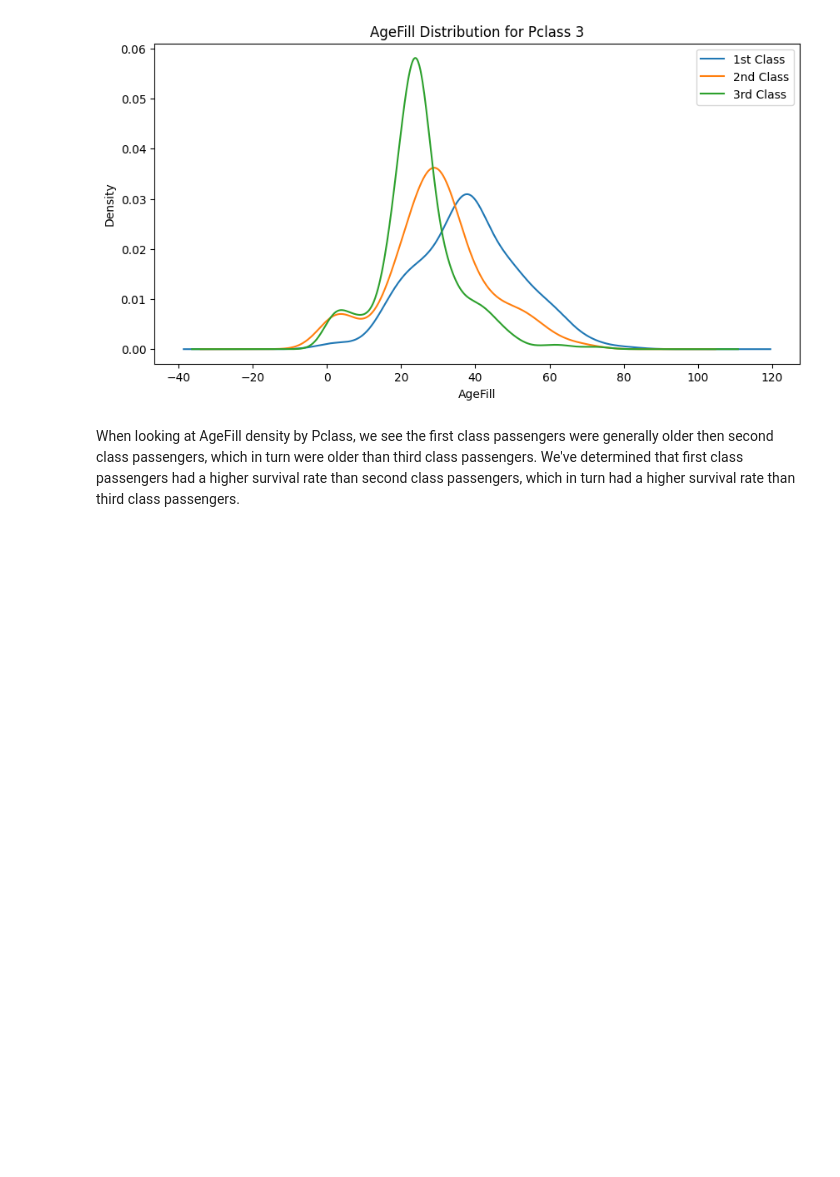
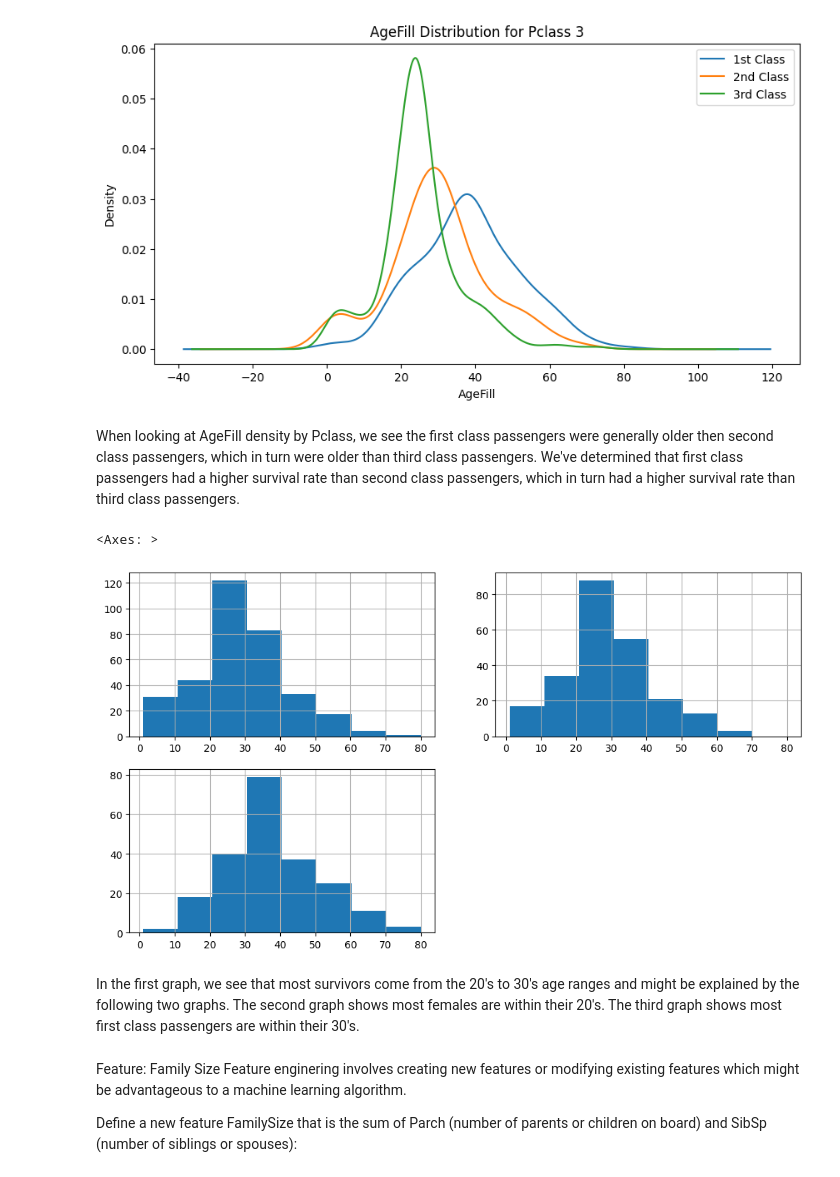
Before and after one commit to Brayanbrayan/Titanic, a Jupyter notebook: titanic.ipynb, the cells around one changed output. Drawn from its saved outputs; the diff is of its cells as text; code cells hidden in the pictures; blank space fills up the shorter version.

```diff
--- a/titanic.ipynb
+++ b/titanic.ipynb
@@ -457,3 +457,33 @@ for Pclass in passenger_class:
 [figure]
 # %% [markdown]
 When looking at AgeFill density by Pclass, we see the first class passengers were generally older then second class passengers, which in turn were older than third class passengers. We've determined that first class passengers had a higher survival rate than second class passengers, which in turn had a higher survival rate than third class passengers.
+# %%
+#set up a grid for plots
+
+fig = plt.figure(figsize=(12, 10))
+fig_dims = (3,2)
+
+#plot AgeFill for Survivors
+plt.subplot2grid(fig_dims,(0, 0))
+survived_df = df_train[(df_train['Survived']== 1) & (df_train['AgeFill'].notnull())]
+survived_df['AgeFill'].hist(bins=int(max_age/bin_size), range = (1, max_age))
+
+#plot AgeFill histogram for Females
+plt.subplot2grid(fig_dims, (0, 1))
+females_df = df_train[(df_train['Sex_Val']== 0) & df_train['Survived'] == 1]
+females_df['AgeFill'].hist(bins=int(max_age/bin_size), range=(1, max_age))
+
+#plot AgeFill histogram for first class passengers
+plt.subplot2grid(fig_dims, (1, 0))
+class1_df = df_train[(df_train['Pclass'] == 1) & (df_train['AgeFill'].notnull())]
+class1_df['AgeFill'].hist(bins=int(max_age/bin_size), range=(1, max_age))
+# %% [output]
+<Axes: >
+[figure, added]
+# %% [markdown]
+In the first graph, we see that most survivors come from the 20's to 30's age ranges and might be explained by the following two graphs. The second graph shows most females are within their 20's. The third graph shows most first class passengers are within their 30's.
+# %% [markdown]
+Feature: Family Size
+Feature enginering involves creating new features or modifying existing features which might be advantageous to a machine learning algorithm.
+
+Define a new feature FamilySize that is the sum of Parch (number of parents or children on board) and SibSp (number of siblings or spouses):
```
Also changed, not shown: parts of 14 cells of this notebook.
